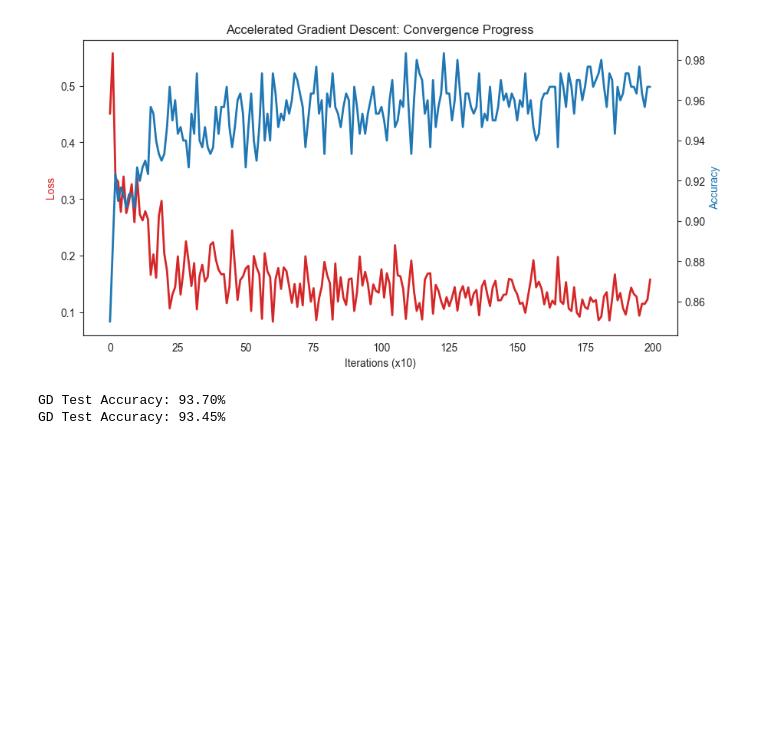
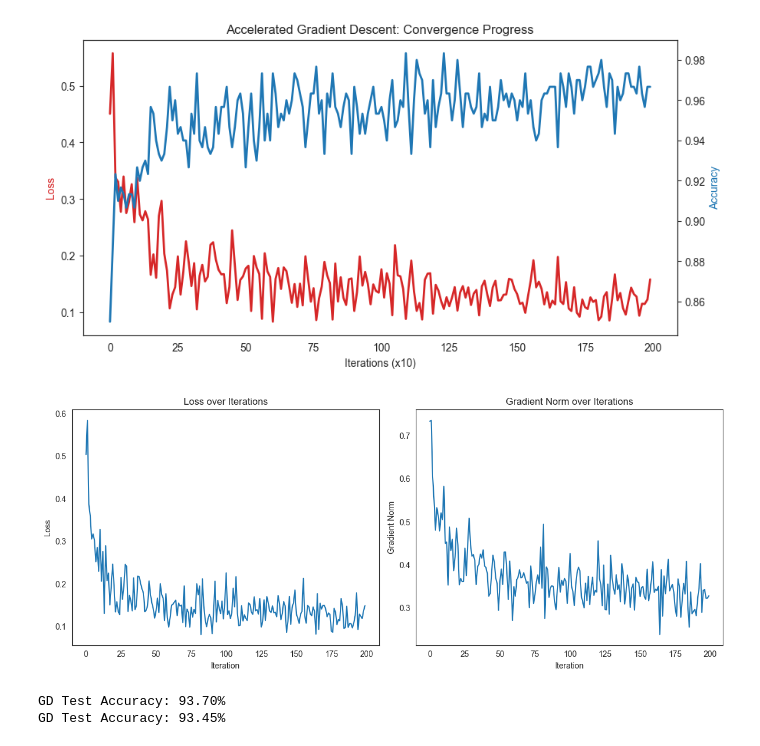
Before and after one commit to Ripa-Shah/MachineLearningOptimization, a Jupyter notebook: Data_preparation.ipynb, the cells around one changed output. Saved outputs shown, nothing was run; the diff lists cells and outputs as text; code cells hidden in the pictures; blank space fills up the shorter version.

```diff
--- a/Data_preparation.ipynb
+++ b/Data_preparation.ipynb
@@ -1121,6 +1121,7 @@ maxiter = 2000
 batch = 300
 vec_loss = []
 vec_acc = []
+vec_grad_norm = []
 
 # 3. Accelerated SGD Loop
 for k in range(1, maxiter + 1):
@@ -1136,7 +1137,7 @@ for k in range(1, maxiter + 1):
 
     # Compute Gradient
     grad = (1 / batch) * A_batch.T @ (predictions - b_batch)
-
+    grad_norm = la.norm(grad)
     # --- ACCELERATION STEP ---
     # 1. Update velocity: V = gamma * V + alpha * grad
     V = gamma * V + alpha * grad
@@ -1149,7 +1150,8 @@ for k in range(1, maxiter + 1):
         loss = -np.mean(np.sum(b_batch * np.log(predictions + 1e-8), axis=1))
         vec_loss.append(loss)
         print(f"Iteration {k}: Loss = {loss:.4f}")
-
+        vec_grad_norm.append(grad_norm)
+        print(f"Iteration {k}: Gradient Norm = {grad_norm:.4e}")
         acc = np.mean(np.argmax(predictions, axis=1) == np.argmax(b_batch, axis=1))
         vec_acc.append(acc)
         print(f"Iteration {k}: Accuracy = {acc:.4f}")
@@ -1188,6 +1190,29 @@ plt.title("Accelerated Gradient Descent: Convergence Progress")
 plt.show()
 # %% [output]
 [figure]
+# %%
+import matplotlib.pyplot as plt
+
+plt.figure(figsize=(12,5))
+
+# Loss plot
+plt.subplot(1, 2, 1)
+plt.plot(vec_loss)
+plt.xlabel("Iteration")
+plt.ylabel("Loss")
+plt.title("Loss over Iterations")
+
+# Gradient norm plot
+plt.subplot(1, 2, 2)
+plt.plot(vec_grad_norm)
+plt.xlabel("Iteration")
+plt.ylabel("Gradient Norm")
+plt.title("Gradient Norm over Iterations")
+
+plt.tight_layout()
+plt.show()
+# %% [output]
+[figure, added]
 # %%
 import numpy as np
 import numpy.linalg as la
```
Also changed, not shown: parts of 1 cell of this notebook.
